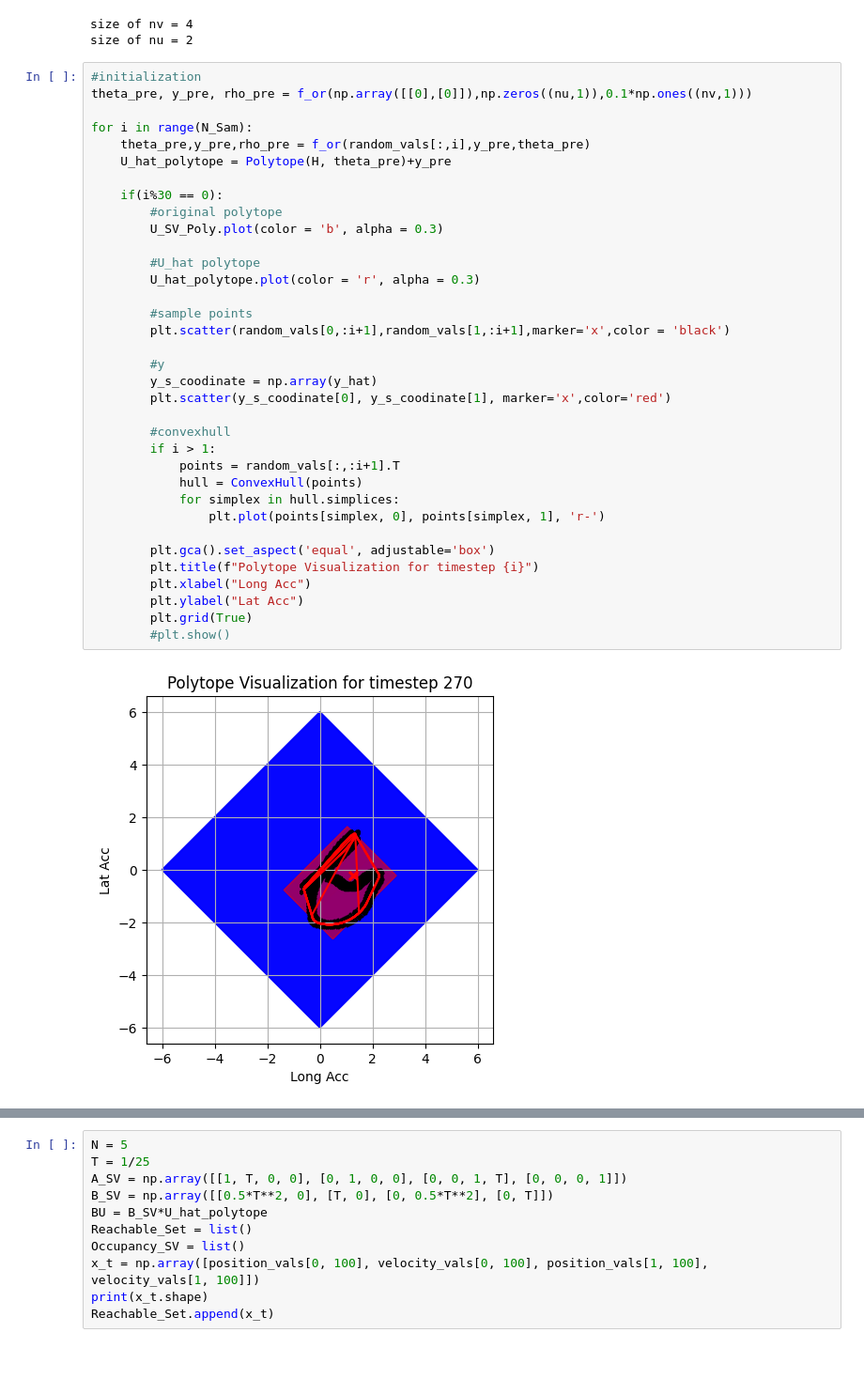
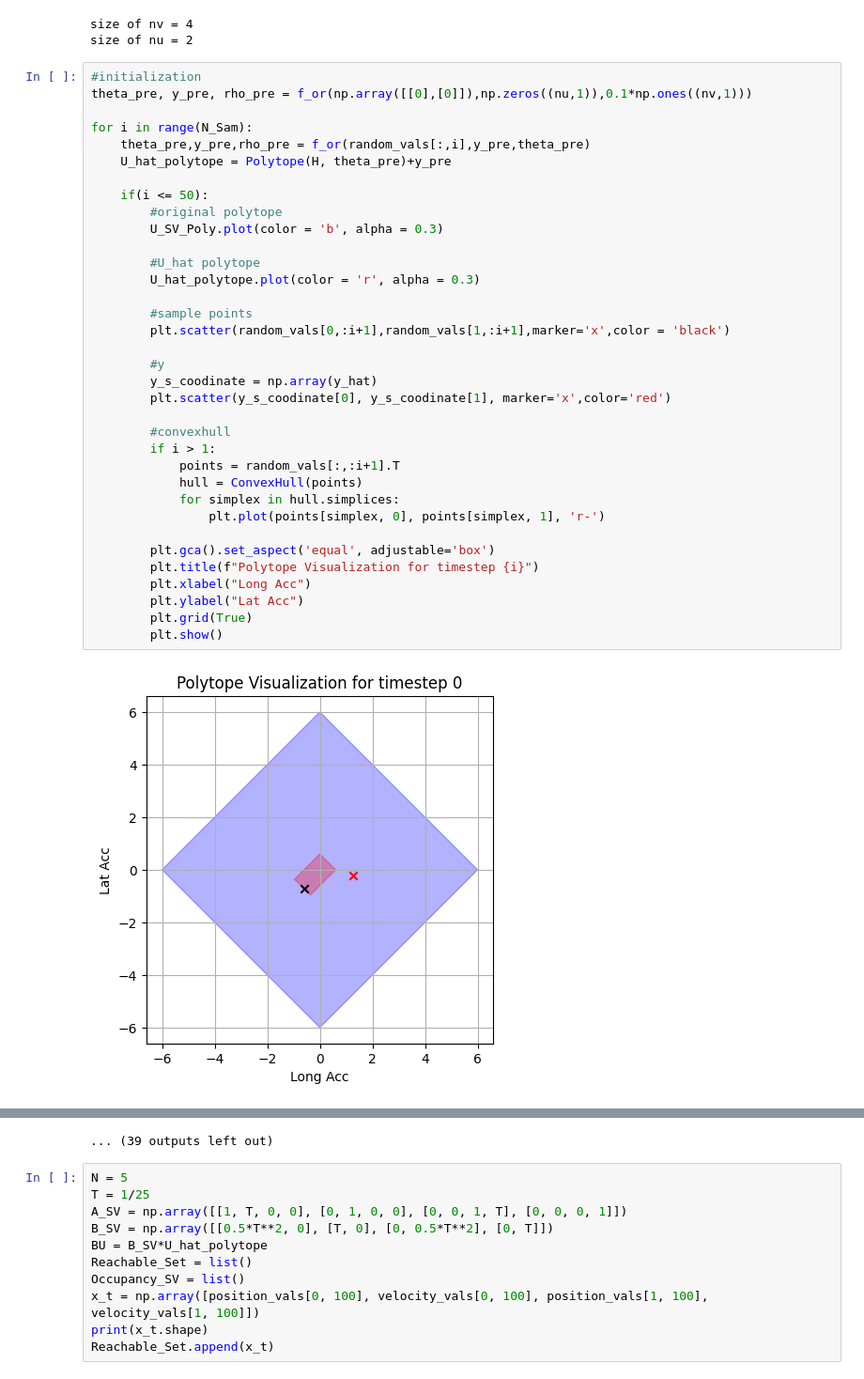
Before and after one commit to QDZHOU/FYP_Intent_Learning, a Jupyter notebook: H_estimation/H_estimtion_polytope.ipynb, the cells around one changed output, grey strips where cells are left out. Shown at 94% size. Cells and saved outputs as stored; diff of their text form.

```diff
--- a/H_estimation/H_estimtion_polytope.ipynb
+++ b/H_estimation/H_estimtion_polytope.ipynb
@@ -335,33 +343,33 @@ theta_pre, y_pre, rho_pre = f_or(np.array([[0],[0]]),np.zeros((nu,1)),0.1*np.one
 for i in range(N_Sam):
     theta_pre,y_pre,rho_pre = f_or(random_vals[:,i],y_pre,theta_pre)
     U_hat_polytope = Polytope(H, theta_pre)+y_pre
 
-    if(i%30 == 0):
+    if(i <= 50):
         #original polytope
         U_SV_Poly.plot(color = 'b', alpha = 0.3)
 
         #U_hat polytope
         U_hat_polytope.plot(color = 'r', alpha = 0.3)
 
         #sample points
         plt.scatter(random_vals[0,:i+1],random_vals[1,:i+1],marker='x',color = 'black')
 
         #y
         y_s_coodinate = np.array(y_hat)
         plt.scatter(y_s_coodinate[0], y_s_coodinate[1], marker='x',color='red')
 
         #convexhull
         if i > 1:
             points = random_vals[:,:i+1].T
             hull = ConvexHull(points)
             for simplex in hull.simplices:
                 plt.plot(points[simplex, 0], points[simplex, 1], 'r-')
 
         plt.gca().set_aspect('equal', adjustable='box')
         plt.title(f"Polytope Visualization for timestep {i}")
         plt.xlabel("Long Acc")
         plt.ylabel("Lat Acc")
         plt.grid(True)
-        #plt.show()
+        plt.show()
 # %% [output]
-[figure, old version]
+[figure, new version]
@@ -368,3 +387,4 @@ for i in range(N_Sam):
+... (39 outputs left out)
 # %%
 N = 5
 T = 1/25
```
Also changed, not shown: parts of 2 cells of this notebook, 10 other files.
